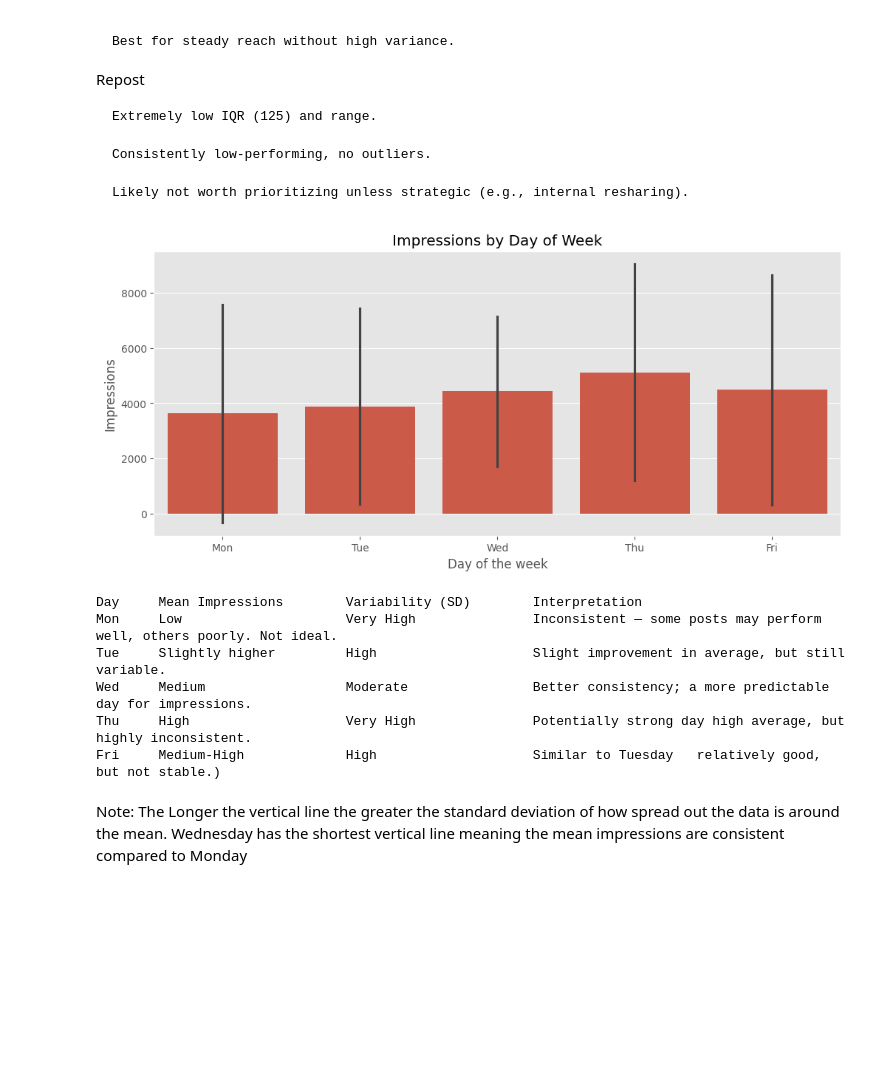
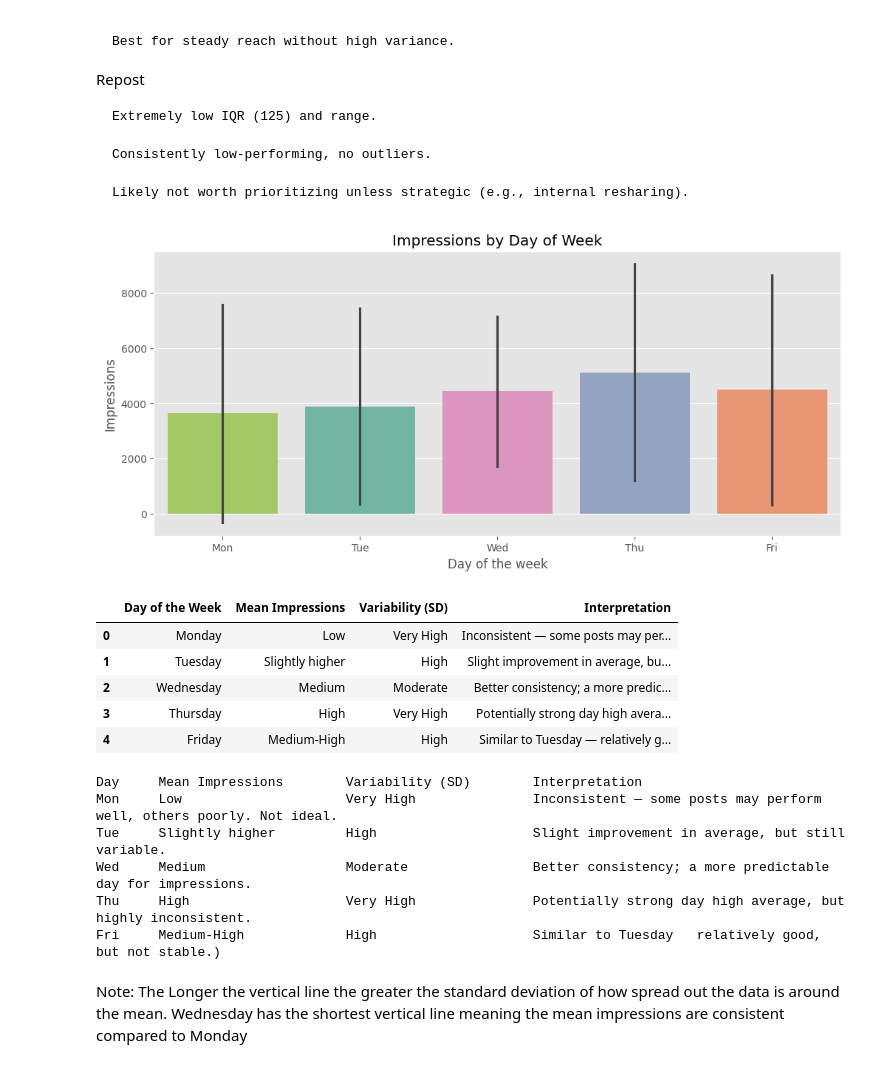
Before and after one commit to Licheng-Fang-Git/ML-Model, a Jupyter notebook: app.ipynb, the cells around one changed output. Saved outputs shown, nothing was run; the diff lists cells and outputs as text; code cells hidden in the pictures; blank space fills up the shorter version.

Commit message:
dataframe instead of print

```diff
--- a/app.ipynb
+++ b/app.ipynb
@@ -297,18 +303,29 @@ Repost
     Likely not worth prioritizing unless strategic (e.g., internal resharing).
 # %%
 plt.figure(figsize=(12,5))
-sns.barplot(data=df, x='Day of the week', y='Impressions', order=['Mon','Tue','Wed','Thu','Fri'], estimator='mean', errorbar='sd')
+sns.barplot(data=df, x='Day of the week', y='Impressions', hue='Day of the week', order=['Mon','Tue','Wed','Thu','Fri'], estimator='mean', errorbar='sd', palette='Set2',  legend=False)
 plt.title('Impressions by Day of Week')
 plt.show()
 
-print("Day	Mean Impressions	Variability (SD)	Interpretation \n" \
-"Mon	Low	                Very High	        Inconsistent — some posts may perform well, others poorly. Not ideal. \n"\
-"Tue	Slightly higher	        High	                Slight improvement in average, but still variable. \n"\
-"Wed	Medium	                Moderate	        Better consistency; a more predictable day for impressions. \n"\
-"Thu	High	                Very High	        Potentially strong day high average, but highly inconsistent. \n"
-"Fri	Medium-High	        High	                Similar to Tuesday   relatively good, but not stable.)")
+data = {
+    "Day of the Week": ['Monday', 'Tuesday', 'Wednesday', 'Thursday', 'Friday'],
+    'Mean Impressions': ['Low', 'Slightly higher', 'Medium', 'High', 'Medium-High'],
+    'Variability (SD)': ['Very High', 'High', 'Moderate', 'Very High', 'High'],
+    'Interpretation': ['Inconsistent — some posts may perform well, others poorly. Not ideal.',
+                       'Slight improvement in average, but still variable.',
+                       'Better consistency; a more predictable day for impressions.',
+                       'Potentially strong day high average, but highly inconsistent.',
+                       'Similar to Tuesday — relatively good, but not stable.']
+}
+display(pd.DataFrame(data))
 # %% [output]
-[figure, old version]
+[figure, new version]
+|  | Day of the Week | Mean Impressions | Variability (SD) | Interpretation |
+| 0 | Monday | Low | Very High | Inconsistent — some posts may per... |
+| 1 | Tuesday | Slightly higher | High | Slight improvement in average, bu... |
+| 2 | Wednesday | Medium | Moderate | Better consistency; a more predic... |
+| 3 | Thursday | High | Very High | Potentially strong day high avera... |
+| 4 | Friday | Medium-High | High | Similar to Tuesday — relatively g... |
 Day     Mean Impressions        Variability (SD)        Interpretation
 Mon     Low                     Very High               Inconsistent — some posts may perform well, others poorly. Not ideal.
 Tue     Slightly higher         High                    Slight improvement in average, but still variable.
```
Also changed, not shown: parts of 3 cells of this notebook.
